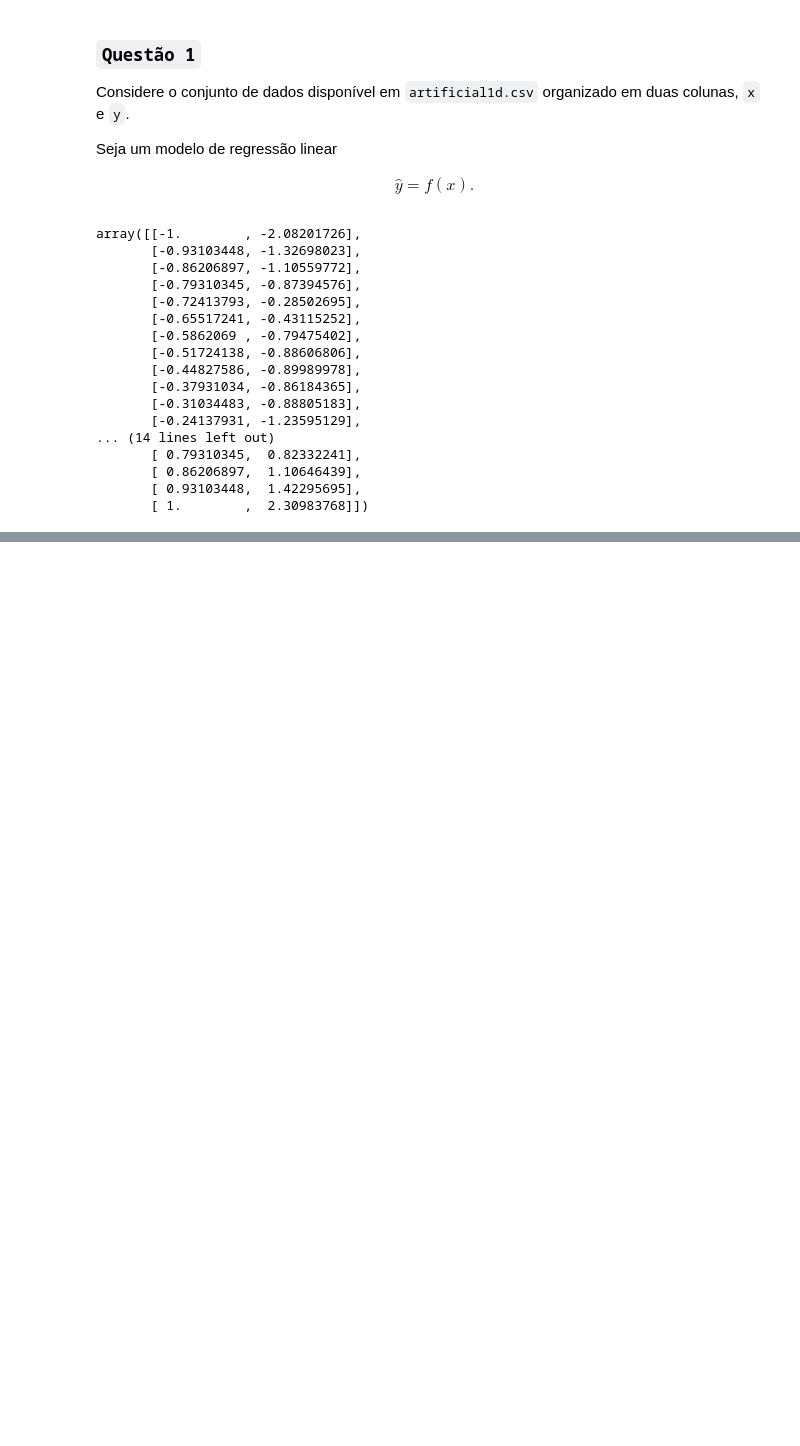
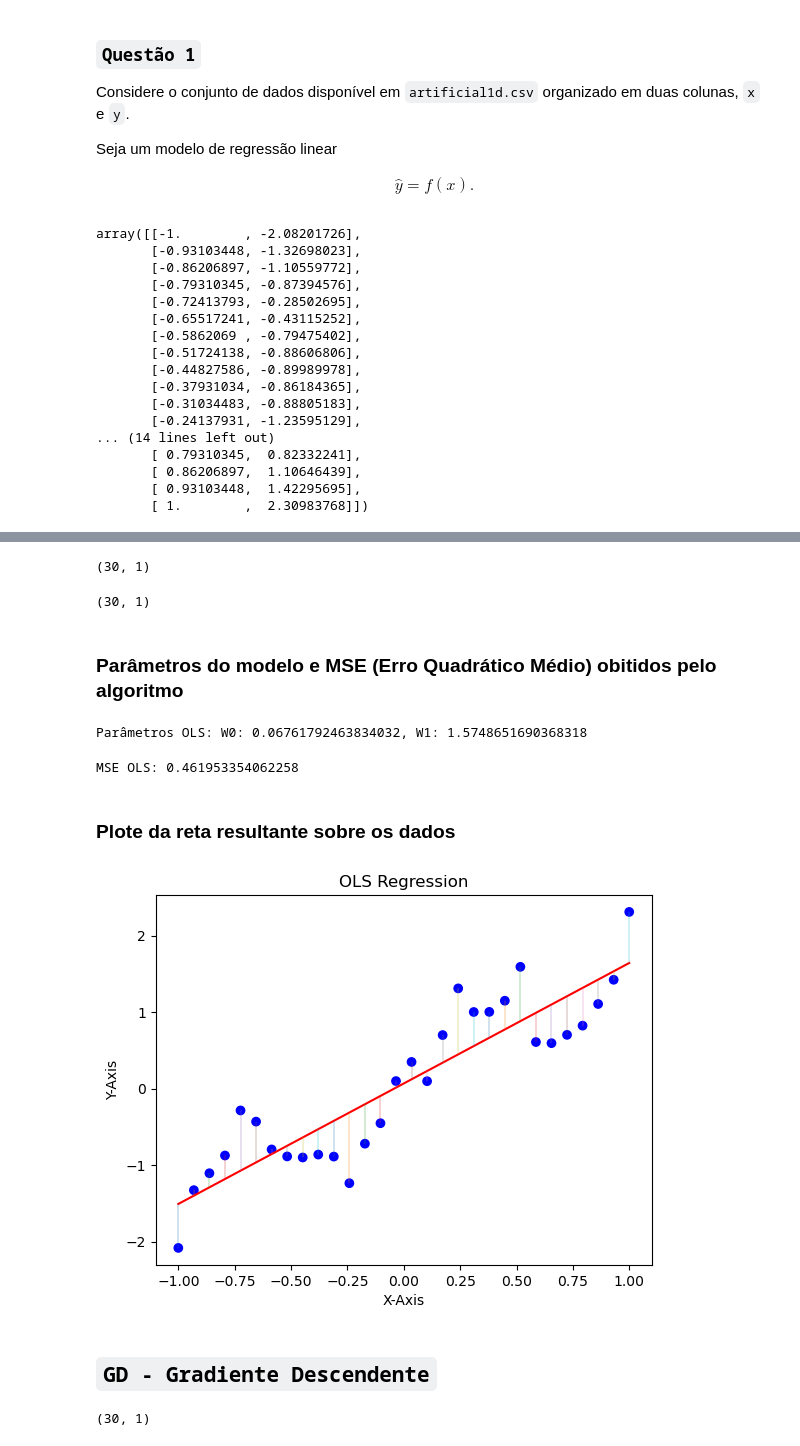
Before and after one commit to Louis-Ian/MachineLearning, a Jupyter notebook: Lista 1/list_01.ipynb, the cells around one changed output, grey strips where cells are left out. Cells and saved outputs as stored; diff of their text form; code cells hidden in the pictures; blank space fills up the shorter version.

```diff
--- a/Lista 1/list_01.ipynb
+++ b/Lista 1/list_01.ipynb
@@ -36,0 +40,10 @@ array([[-1.        , -2.08201726],
+# %%
+def mse_ols(x, w, y):
+    pred = x @ w
+    error = y - pred
+    mse = (error ** 2).mean()
+
+    return mse
+
+def rmse_ols(x, w, y):
+    return np.sqrt(mse_ols(x, w, y))
@@ -36,0 +73,45 @@ array([[-1.        , -2.08201726],
+# %%
+x_artificial_data = artificial_data[:, :-1]
+x_artificial_data.shape
+# %% [output]
+(30, 1)
+# %%
+y_artificial_data = artificial_data[:, [-1]]
+y_artificial_data.shape
+# %% [output]
+(30, 1)
+# %%
+w_artificial_data_ols, rmse_artificial_data_ols = ols(x_artificial_data, y_artificial_data)
+# %% [markdown]
+### Parâmetros do modelo e **MSE (Erro Quadrático Médio)** obitidos pelo algoritmo
+# %%
+print(f"Parâmetros OLS: W0: {w_artificial_data_ols[0][0]}, W1: {w_artificial_data_ols[1][0]}")
+# %% [output]
+Parâmetros OLS: W0: 0.06761792463834032, W1: 1.5748651690368318
+# %%
+print(f"MSE OLS: {rmse_artificial_data_ols}")
+# %% [output]
+MSE OLS: 0.461953354062258
+# %% [markdown]
+### Plote da reta resultante sobre os dados
+# %%
+fig, ax = plt.subplots()
+
+x_range_ols = np.linspace(x_artificial_data.min(), x_artificial_data.max())
+y_range_ols = w_artificial_data_ols[0] + w_artificial_data_ols[1] * x_range_ols
+
+ax.set_title("OLS Regression")
+ax.set_ylabel("Y-Axis")
+ax.set_xlabel("X-Axis")
+
+ax.scatter(x_artificial_data, y_artificial_data, color='blue', marker='o', linestyle='')
+ax.plot(x_range_ols, y_range_ols, color='red')
+
+for i in range(len(x_artificial_data)):
+    ax.plot([x_artificial_data[i], x_artificial_data[i]], [y_artificial_data[i], w_artificial_data_ols[0] + w_artificial_data_ols[1] * x_artificial_data[i]], linewidth='0.3')
+
+plt.show()
+# %% [output]
+[figure, added]
+# %% [markdown]
+## `GD - Gradiente Descendente`
@@ -36,0 +174,4 @@ array([[-1.        , -2.08201726],
+# %%
+x_artificial_data.shape
+# %% [output]
+(30, 1)
```
Also changed, not shown: parts of 6 cells of this notebook.
